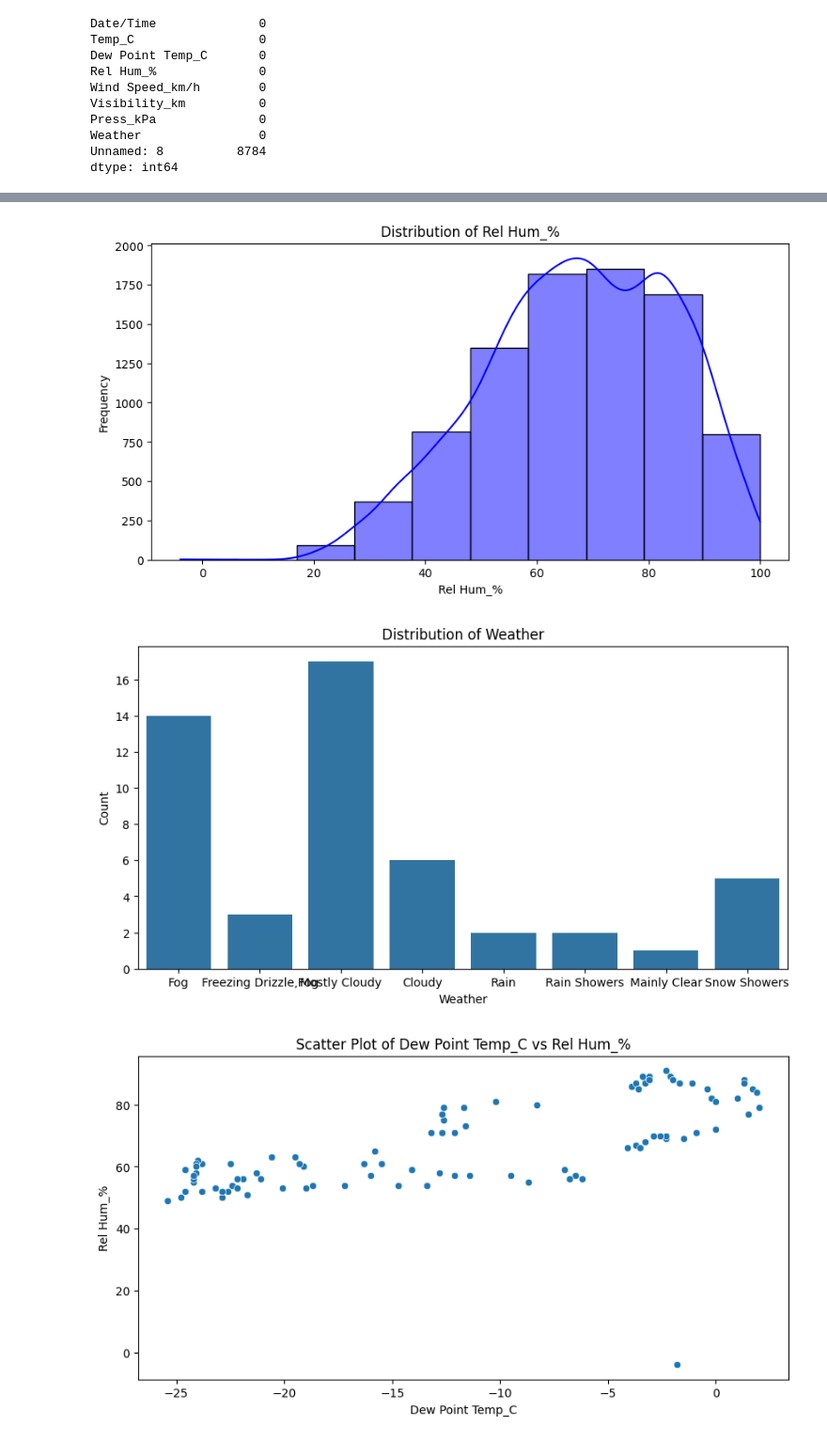
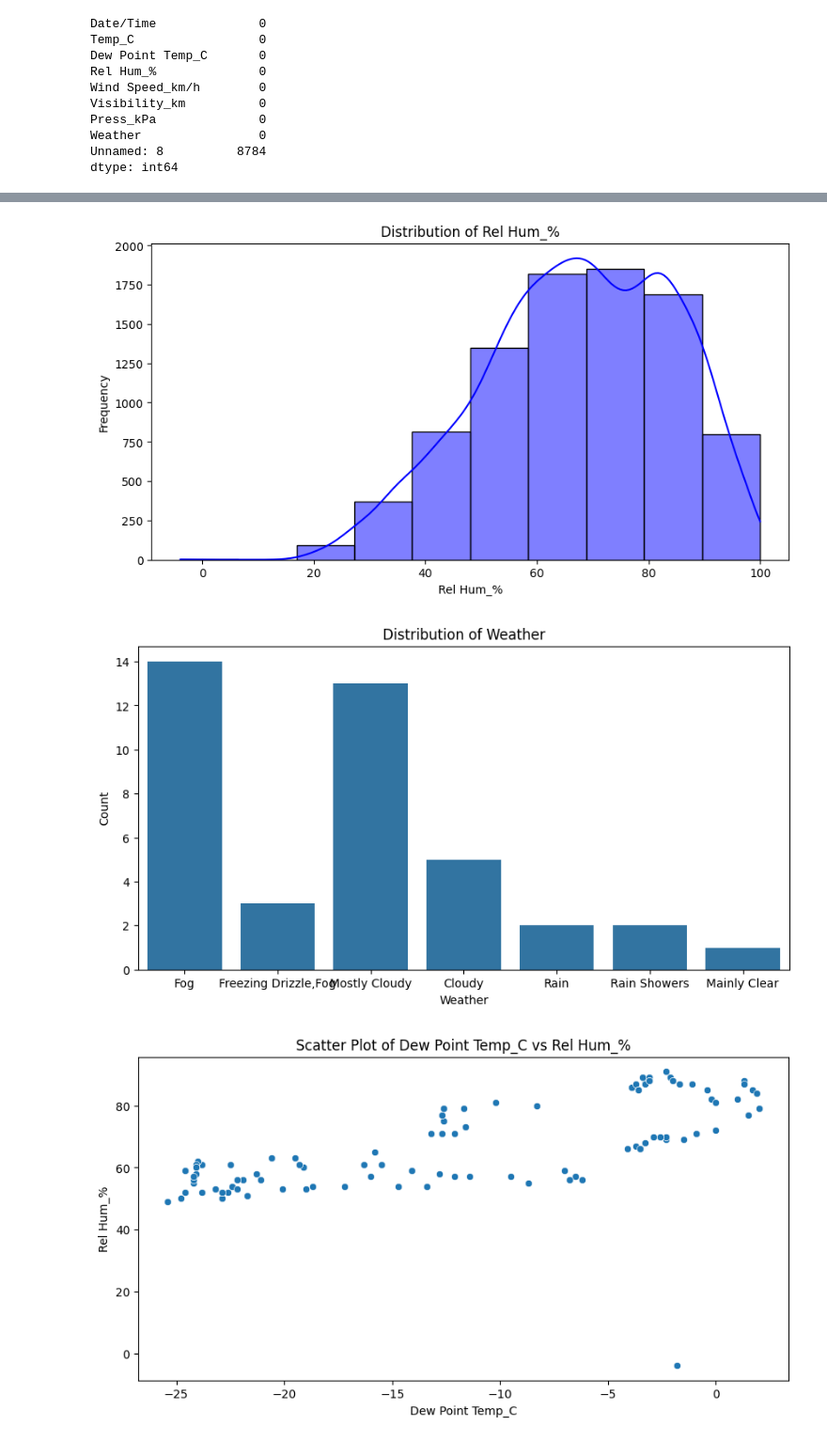
Before and after one commit to AyjuYaas/BIM, a Jupyter notebook: 05_BIM5th/AI/Day06_Lab13-15/Lab13.ipynb, the cells around one changed output, grey strips where cells are left out. Shown: that part at 94% size. Cells and saved outputs as stored; diff of their text form; code cells hidden in the pictures.

```diff
--- a/05_BIM5th/AI/Day06_Lab13-15/Lab13.ipynb
+++ b/05_BIM5th/AI/Day06_Lab13-15/Lab13.ipynb
@@ -64,27 +64,27 @@ display(df1[dup])
 # %%
 # Create histograms or bar charts for numerical and categorical column to visualize their distribution
 numerical = df.select_dtypes(include=['int64', 'float64']).columns
-categorical = "Weather"
+categorical = df.select_dtypes(include=['object']).columns
 
 column = numerical[1]
-column1 = df[categorical].head(50)
+column1 = categorical[2]
 
 plt.figure(figsize=(10, 5))
 sns.histplot(df[column], kde=True, bins=10, color='blue')
 plt.title(f"Distribution of {column}")
 plt.xlabel(column)
 plt.ylabel("Frequency")
 plt.show()
 
 plt.figure(figsize=(10, 5))
-sns.countplot(data=df, x=column1)
-plt.title(f"Distribution of {categorical}")
-plt.xlabel(categorical)
+sns.countplot(data=df.head(40), x=column1)
+plt.title(f"Distribution of {column1}")
+plt.xlabel(column1)
 plt.ylabel("Count")
 plt.show()
 # %% [output]
 [figure]
-[figure, old version]
+[figure, new version]
 # %%
 # Generate scatter plots or pair plots to explore the relationships between pairs of numerical variables
 data1 = df[numerical[0]].head(100)
```
Also changed, not shown: parts of 1 cell of this notebook.
